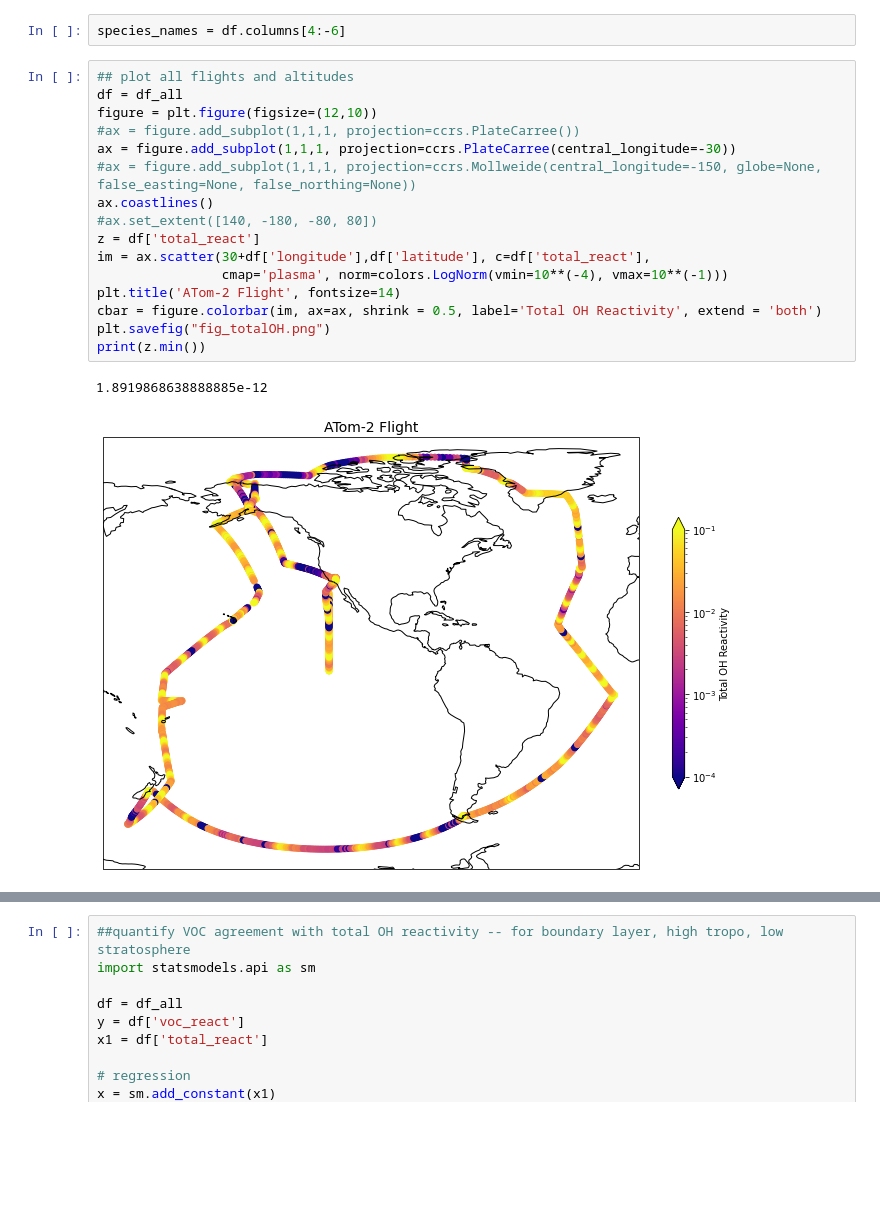
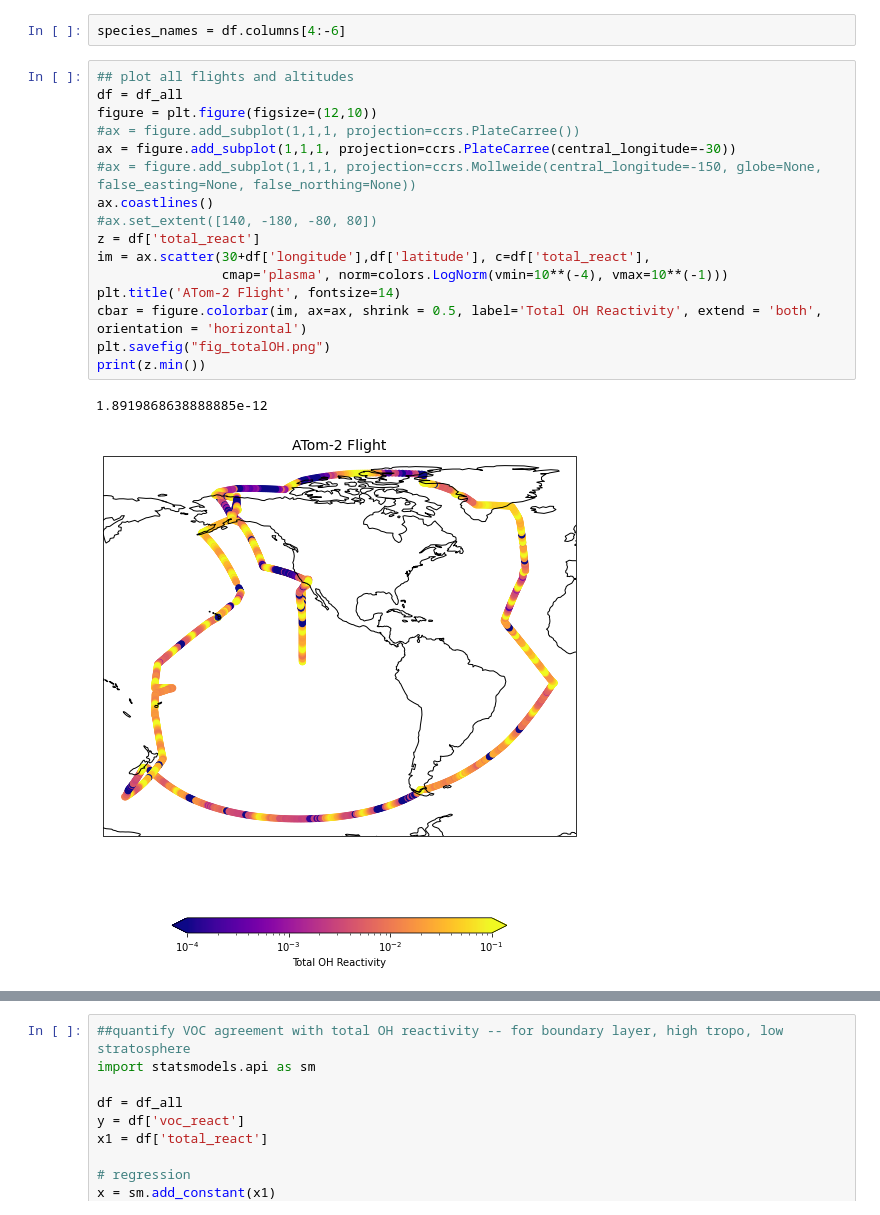
Before and after one commit to kaabre/621, a Jupyter notebook: presentation_plots.ipynb, the cells around one changed output, grey strips where cells are left out. Cells and saved outputs as stored; diff of their text form; blank space fills up the shorter version.

```diff
--- a/presentation_plots.ipynb
+++ b/presentation_plots.ipynb
@@ -143,19 +143,19 @@ species_names = df.columns[4:-6]
 # %%
 ## plot all flights and altitudes
 df = df_all
 figure = plt.figure(figsize=(12,10))
 #ax = figure.add_subplot(1,1,1, projection=ccrs.PlateCarree())
 ax = figure.add_subplot(1,1,1, projection=ccrs.PlateCarree(central_longitude=-30))
 #ax = figure.add_subplot(1,1,1, projection=ccrs.Mollweide(central_longitude=-150, globe=None, false_easting=None, false_northing=None))
 ax.coastlines()
 #ax.set_extent([140, -180, -80, 80])
 z = df['total_react']
 im = ax.scatter(30+df['longitude'],df['latitude'], c=df['total_react'],
                 cmap='plasma', norm=colors.LogNorm(vmin=10**(-4), vmax=10**(-1)))
 plt.title('ATom-2 Flight', fontsize=14)
-cbar = figure.colorbar(im, ax=ax, shrink = 0.5, label='Total OH Reactivity', extend = 'both')
+cbar = figure.colorbar(im, ax=ax, shrink = 0.5, label='Total OH Reactivity', extend = 'both', orientation = 'horizontal')
 plt.savefig("fig_totalOH.png")
 print(z.min())
 # %% [output]
 1.8919868638888885e-12
-[figure, old version]
+[figure, new version]
```
Also changed, not shown: parts of 9 cells of this notebook, 14 other files.
